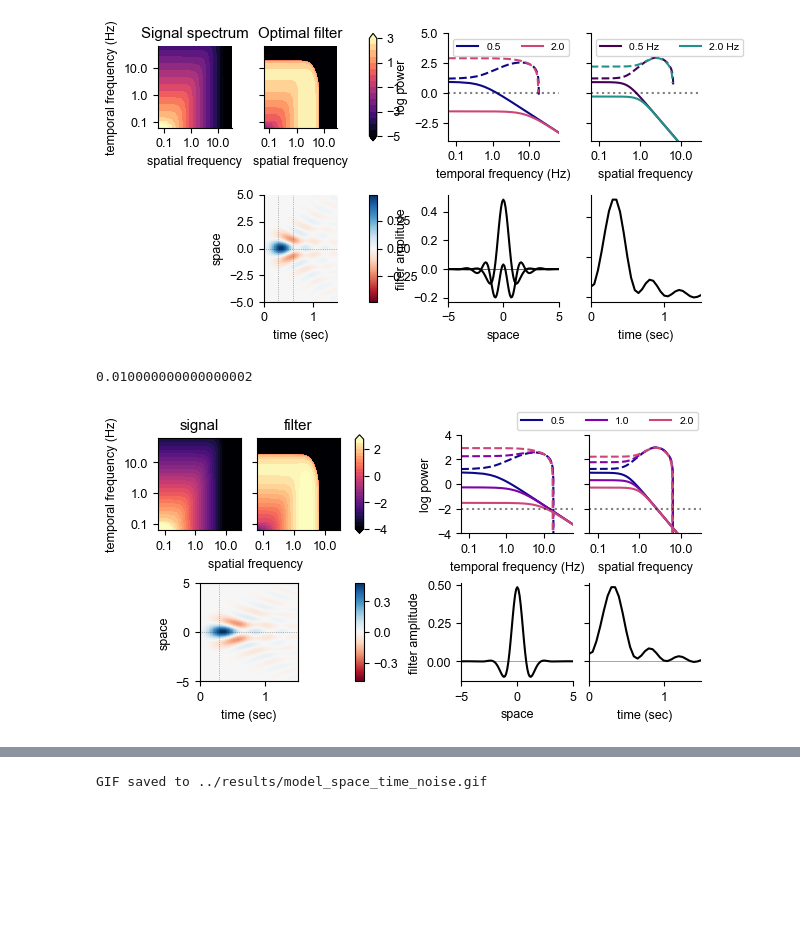
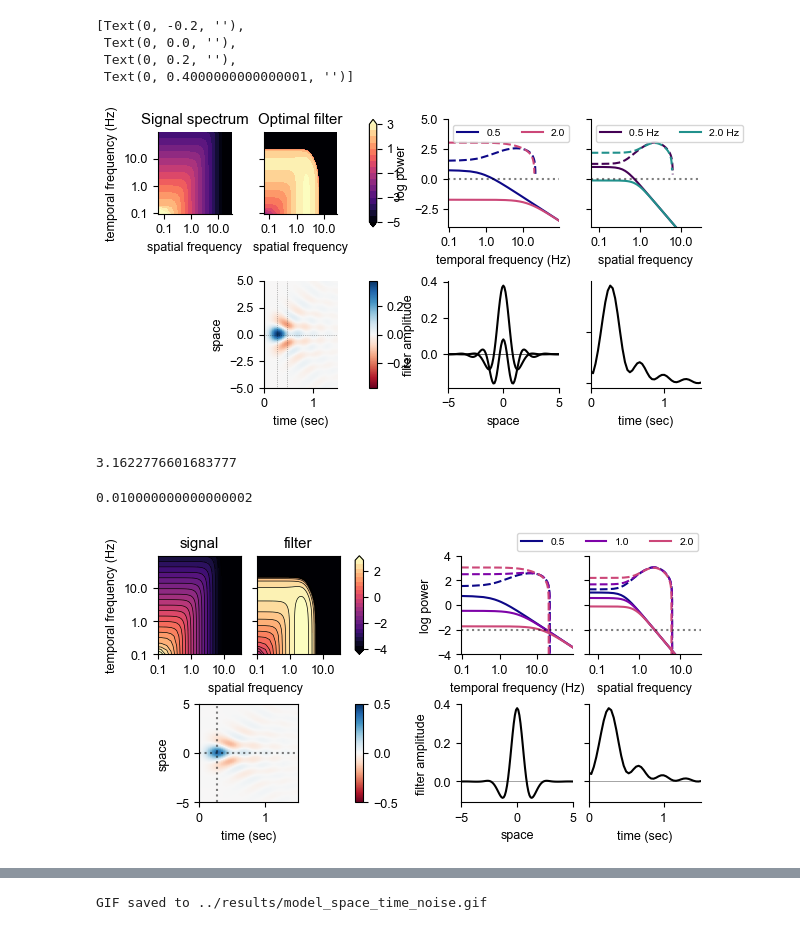
Before and after one commit to Yates-Lab/efficient-coding-drift-spectrum, a Jupyter notebook: scripts/interactive_moving_retina copy.ipynb, the cells around one changed output, grey strips where cells are left out. Saved outputs shown, nothing was run; the diff lists cells and outputs as text; code cells hidden in the pictures; blank space fills up the shorter version.

```diff
--- a/scripts/interactive_moving_retina copy.ipynb
+++ b/scripts/interactive_moving_retina copy.ipynb
@@ -353,15 +355,16 @@ sigma_out = 2.0
 K         = 1024
 T         = 1024
 dx        = 0.1
-dt        = 0.05
+fps       = 30.0
+dt        = 1.0 / fps
 D         = 5
 alpha     = 2.0
-c         = 0.04
+c         = 0.04 #0.04
 
 # One-sided Fourier grids.
 # Drop spatial DC because C_s(k) = k^{-alpha} diverges at k = 0.
-k = 2 * np.pi * np.fft.rfftfreq(K, d=dx)[1:]
-w = 2 * np.pi * np.fft.rfftfreq(T, d=dt)
+k =  2 * np.pi * np.fft.rfftfreq(K, d=dx)[1:]
+w =  2 * np.pi * np.fft.rfftfreq(T, d=dt)
 w_plot = w.copy()
 w_plot[0] = w[1] / 2
 
@@ -739,16 +743,20 @@ ax.set_xlabel("time (sec)")
 ax.set_xlim([0, 1.5])
 ax.set_yticklabels([])
 
-plt.savefig(f"../results/model_s_in{sigma_in:.2f}_filter_and_kernels.pdf")
+# plt.savefig(f"../results/model_s_in{sigma_in:.2f}_filter_and_kernels.pdf")
 # %% [output]
+[Text(0, -0.2, ''),
+ Text(0, 0.0, ''),
+ Text(0, 0.2, ''),
+ Text(0, 0.4000000000000001, '')]
-[figure, old version]
+[figure, new version]
 # %%
 import matplotlib as mpl
 from matplotlib.ticker import ScalarFormatter
 
 model_idx = 1  # index into sigma_ins / all_MI_vals
 n = 2
-levels = np.arange(-4, 3, 0.25)
+levels = np.arange(-4.1, 3, 0.33)
 t_crosses = [0.5, 1, 2, ]
 s_crosses = [0.5, 1, 2, ]
 ylims = [1e-4, 1e4]
@@ -758,6 +766,7 @@ buffer = 0.8
 cmap = "magma"
 
 D = D_vals[np.argmax(all_MI_vals[model_idx])]
+print(D)
 sigma_in = sigma_ins[model_idx]
 Cx, v_opt, MI = mutual_information(k, w, weights, D, sigma_in, sigma_out, alpha, c=c)
 
@@ -789,12 +798,22 @@ ax_signal.contourf(
     cmap=cmap,
     extend="both",
 )
+ax_signal.contour(
+    k,
+    w_plot,
+    np.log10(Cx).T,
+    levels=levels,
+    colors="k",
+    linewidths=0.5,
+    linestyles="solid",
+    negative_linestyle="solid",
+)
 # ax_signal.plot(k,D*k**2,c="k",linestyle="--")
 ax_signal.set_xscale("log")
 ax_signal.set_yscale("log")
 ax_signal.minorticks_off()
-ax_signal.set_xlim(k.min(), k.max())
-ax_signal.set_ylim(w_plot.min(), w_plot.max())
+ax_signal.set_xlim(0.1, k.max())
+ax_signal.set_ylim(0.1, w_plot.max())
 ax_signal.set_xlabel(32*" "+"spatial frequency")
 ax_signal.set_ylabel("temporal frequency (Hz)")
 ax_signal.set_title("signal")
@@ -813,10 +832,21 @@ cf = ax.contourf(
     cmap=cmap,
     extend="both",
 )
+ax.contour(
+    k,
+    w_plot,
+    np.log10(v_opt + 1e-22).T,
+    levels=levels,
+    colors="k",
+    linewidths=0.5,
+    linestyles="solid",
+    negative_linestyle="solid",
+)
 ax.set_xscale("log")
 ax.set_yscale("log")
 ax.minorticks_off()
-ax.set_xlim(k.min(), k.max())
+ax.set_xlim(0.1, k.max())
+ax.set_ylim(0.1, w_plot.max())
 # ax.set_xlabel("spatial frequency")
 ax.set_ylabel("")
 ax.set_title("filter")
@@ -890,8 +920,8 @@ im = ax_st.imshow(
     origin="lower",
     extent=[t[0], t[-1], x[0], x[-1]],
     cmap="RdBu",
-    vmin=-np.max(np.abs(w_xt_plot)),
-    vmax=np.max(np.abs(w_xt_plot)),
+    vmin=-0.5,
+    vmax=0.5,
 )
 ax_st.set_xlabel("time (sec)")
 ax_st.set_ylabel("space")
@@ -899,44 +929,45 @@ ax_st.spines["right"].set_visible(True)
 ax_st.spines["top"].set_visible(True)
 ax_st.set_xlim([0, 1.5])
 ax_st.set_ylim([-5, 5])
-ax_st.axhline(0, color="k", alpha=0.5, linestyle=":", linewidth=0.5)
+ax_st.axhline(0, color="k", alpha=0.5, linestyle=":")
 ax_st.set_aspect(0.15)
 
 # row 1, col 2: space-time colorbar
 cax = fig.add_subplot(gs[1, 2])
 cb = fig.colorbar(im, cax=cax)
-cb.ax.set_yticks([-0.3,0,0.3])
+cb.ax.set_yticks([-0.5,0,0.5])
 
 # row 1, col 3: buffer
 fig.add_subplot(gs[1, 3]).set_axis_off()
 
 # row 1, col 4: spatial slices
 ax_slice = fig.add_subplot(gs[1, 4])
 arg_slice = w_xt_plot[w_xt_plot.shape[0] // 2, :].argmax()
 plot_slices = [arg_slice, ]
 for s in plot_slices:
     spatial_slice = w_xt_plot[:, s]
-    ax_st.axvline(t[s], color="k", alpha=0.5, linestyle=":", linewidth=0.5)
+    ax_st.axvline(t[s], color="k", alpha=0.5, linestyle=":")
     ax_slice.plot(x, spatial_slice,c="k")
 ax_slice.axhline(0, color="k", alpha=0.5, linewidth=0.5)
 ax_slice.set_xlim([-5, 5])
 ax_slice.set_xlabel("space")
 ax_slice.set_ylabel("filter amplitude")
 ymin, ymax = ax_slice.get_ylim()
 
 # row 1, col 5: temporal slice
 ax = fig.add_subplot(gs[1, 5])
 ax.plot(t, w_xt_plot[w_xt_plot.shape[0] // 2, :],c="k")
 ax.set_xlabel("time (sec)")
 ax.set_xlim([0, 1.5])
 ax.set_ylim([ymin,ymax])
 ax.set_yticklabels([])
 ax.axhline(0, color="k", alpha=0.5, linewidth=0.5)
 
 plt.savefig(f"../results/model_filter_and_kernels.pdf",bbox_inches="tight")
 # %% [output]
-0.010000000000000002
+3.1622776601683777
+0.010000000000000002
-[figure, old version]
+[figure, new version]
 # %%
 all_MI_vals = []
 # sigma_ins  = [0.05, 0.15, 0.45]
```
Also changed, not shown: parts of 12 cells of this notebook, 3 other files.
